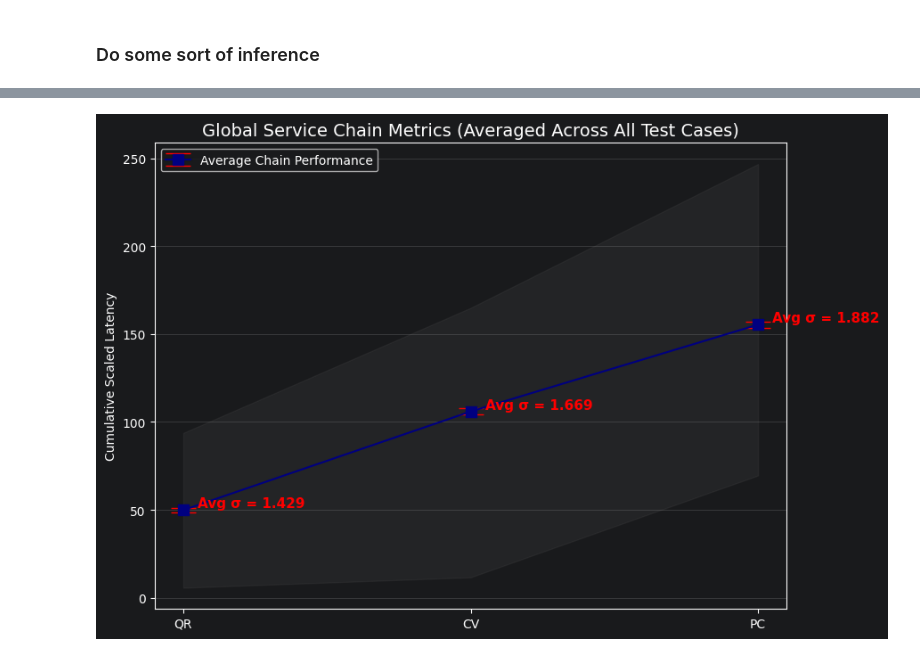
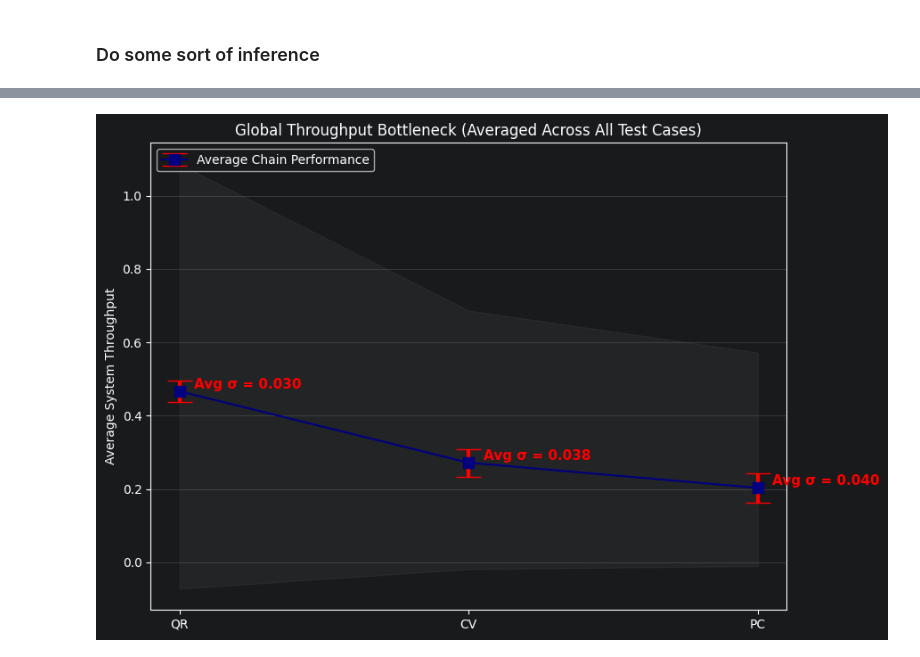
Before and after one commit to borissedlak/composable-autonomous-offerings, a Jupyter notebook: notebooks/create_deepGP.ipynb, the cells around one changed output, grey strips where cells are left out. Saved outputs shown, nothing was run; the diff lists cells and outputs as text; code cells hidden in the pictures.

```diff
--- a/notebooks/create_deepGP.ipynb
+++ b/notebooks/create_deepGP.ipynb
@@ -78,8 +90,6 @@ train_loader, test_x, test_y = prepare_chained_data(converted_df, test_size=0.1)
 # %%
 import torch
 import gpytorch
-import numpy as np
-from torch.utils.data import TensorDataset, DataLoader
 
 
 # --- 1. MODEL DEFINITION ---
@@ -87,7 +97,7 @@ from torch.utils.data import TensorDataset, DataLoader
 class ServiceGP(gpytorch.models.ApproximateGP):
     """A standard Variational GP for an individual service."""
 
-    def __init__(self, input_dims, num_inducing=128):
+    def __init__(self, input_dims, num_inducing):
         inducing_points = torch.randn(num_inducing, input_dims)
         variational_distribution = gpytorch.variational.CholeskyVariationalDistribution(num_inducing)
         variational_strategy = gpytorch.variational.VariationalStrategy(
@@ -95,7 +105,6 @@ class ServiceGP(gpytorch.models.ApproximateGP):
         )
         super().__init__(variational_strategy)
         self.mean_module = gpytorch.means.ConstantMean()
-        # self.mean_module.initialize(constant=torch.tensor([50.0]))
 
         self.covar_module = gpytorch.kernels.ScaleKernel(
             gpytorch.kernels.RBFKernel(ard_num_dims=input_dims)
@@ -116,17 +125,18 @@ class ServiceChain(torch.nn.Module):
         self.qr_idx, self.cv_idx, self.pc_idx = qr_idx, cv_idx, pc_idx
 
         # input_dims = raw_features + 1 (from previous service sample)
-        self.qr_gp = ServiceGP(input_dims=len(qr_idx))
-        self.cv_gp = ServiceGP(input_dims=len(cv_idx) + 1)
-        self.pc_gp = ServiceGP(input_dims=len(pc_idx) + 1)
+        num_of_points = 64
+        self.qr_gp = ServiceGP(input_dims=len(qr_idx), num_inducing=num_of_points)
+        self.cv_gp = ServiceGP(input_dims=len(cv_idx) + 1, num_inducing=num_of_points)
+        self.pc_gp = ServiceGP(input_dims=len(pc_idx) + 1, num_inducing=num_of_points)
 
-        self.qr_gp.mean_module.initialize(constant=50.0)
-        self.cv_gp.mean_module.initialize(constant=100.0) # QR(50) + CV(50)
-        self.pc_gp.mean_module.initialize(constant=150.0) # QR + CV + PC
+        # self.qr_gp.mean_module.initialize(constant=0.5)
+        # self.cv_gp.mean_module.initialize(constant=0.5) # QR(50) + CV(50)
+        # self.pc_gp.mean_module.initialize(constant=0.5) # QR + CV + PC
 
-        self.qr_gp.covar_module.base_kernel.lengthscale = torch.tensor([[0.5] * len(qr_idx)])
-        self.cv_gp.covar_module.base_kernel.lengthscale = torch.tensor([[0.5] * (len(cv_idx) + 1)])
-        self.pc_gp.covar_module.base_kernel.lengthscale = torch.tensor([[0.5] * (len(pc_idx) + 1)])
+        # self.qr_gp.covar_module.base_kernel.lengthscale = torch.tensor([[0.5] * len(qr_idx)])
+        # self.cv_gp.covar_module.base_kernel.lengthscale = torch.tensor([[0.5] * (len(cv_idx) + 1)])
+        # self.pc_gp.covar_module.base_kernel.lengthscale = torch.tensor([[0.5] * (len(pc_idx) + 1)])
 
         self.qr_likelihood = gpytorch.likelihoods.GaussianLikelihood()
         self.cv_likelihood = gpytorch.likelihoods.GaussianLikelihood()
@@ -137,16 +147,14 @@ class ServiceChain(torch.nn.Module):
         qr_dist = self.qr_gp(x[:, self.qr_idx])
         qr_samples = qr_dist.rsample()
 
-        # NORMALIZE: QR targets are 0-100, so divide by 100 to get 0-1
-        qr_norm = qr_samples.unsqueeze(-1) / 100.0
+        qr_norm = qr_samples.unsqueeze(-1)
 
         # Service 2: CV
         cv_input = torch.cat([x[:, self.cv_idx], qr_norm], dim=-1)
         cv_dist = self.cv_gp(cv_input)
         cv_samples = cv_dist.rsample()
 
-        # NORMALIZE: CV cumulative targets are 0-200, divide by 200 to get 0-1
-        cv_norm = cv_samples.unsqueeze(-1) / 200.0
+        cv_norm = cv_samples.unsqueeze(-1)
 
         # Service 3: PC
         pc_input = torch.cat([x[:, self.pc_idx], cv_norm], dim=-1)
@@ -167,7 +175,7 @@ mll_cv = gpytorch.mlls.VariationalELBO(model.cv_likelihood, model.cv_gp, num_dat
 mll_pc = gpytorch.mlls.VariationalELBO(model.pc_likelihood, model.pc_gp, num_data=len(train_loader.dataset))
 
 model.train()
-for epoch in range(600):
+for epoch in range(350):
     with gpytorch.settings.cholesky_jitter(1e-3):
         for x_batch, y_batch in train_loader:
             if torch.cuda.is_available(): x_batch, y_batch = x_batch.cuda(), y_batch.cuda()
@@ -182,4 +190,7 @@ for epoch in range(600):
             optimizer.step()
     if epoch % 10 == 0:
         print(f"Epoch {epoch} | Loss: {loss.item():.4f}")
+    if epoch % 50 == 0:
+        print(f"QR Noise: {model.qr_likelihood.noise.item():.4f}")
+        print(f"CV Noise: {model.cv_likelihood.noise.item():.4f}")
 # %% [output]
@@ -340,36 +357,37 @@ global_stds = stds_per_config.mean(axis=0)
 stages = ['QR', 'CV', 'PC']
 
 plt.figure(figsize=(9, 6))
 
 # 3. Plot the Global Staircase
 plt.errorbar(stages, global_means, yerr=global_stds, fmt='-s', capsize=10,
              color='navy', ecolor='red', elinewidth=3, markersize=8,
              label='Average Chain Performance')
 
 # 4. Annotate the Average Sigma for each stage
 for i, stage in enumerate(stages):
     plt.text(i + 0.05, global_means[i], f'Avg σ = {global_stds[i]:.3f}',
              va='bottom', fontweight='bold', color='red', fontsize=11)
 
     # plt.text(i - 0.2, global_means[i] - 10, f'μ = {global_means[i]:.1f}',
     #          va='top', color='navy', fontsize=10)
 
-plt.title("Global Service Chain Metrics (Averaged Across All Test Cases)", fontsize=14)
-plt.ylabel("Cumulative Scaled Latency")
+plt.title("Global Throughput Bottleneck (Averaged Across All Test Cases)")
+plt.ylabel("Average System Throughput")
+
 plt.grid(axis='y', alpha=0.3)
 plt.legend(loc='upper left')
 
 # Optional: Add a shaded area showing the hardware diversity
 # (the best vs worst config means)
 plt.fill_between(stages,
                  means_per_config.min(axis=0),
                  means_per_config.max(axis=0),
                  color='gray', alpha=0.1, label='Hardware Spread')
 
 plt.tight_layout()
 plt.show()
 # %% [output]
-[figure, old version]
+[figure, new version]
 # %%
 import matplotlib.pyplot as plt
 import seaborn as sns
```
Also changed, not shown: parts of 8 cells of this notebook, 1 other file.
